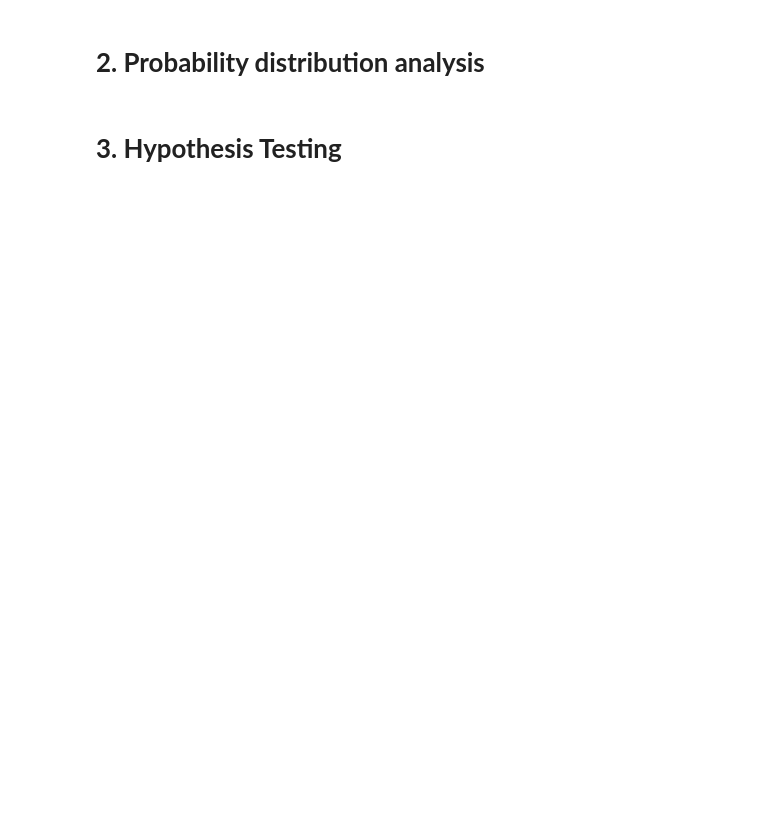
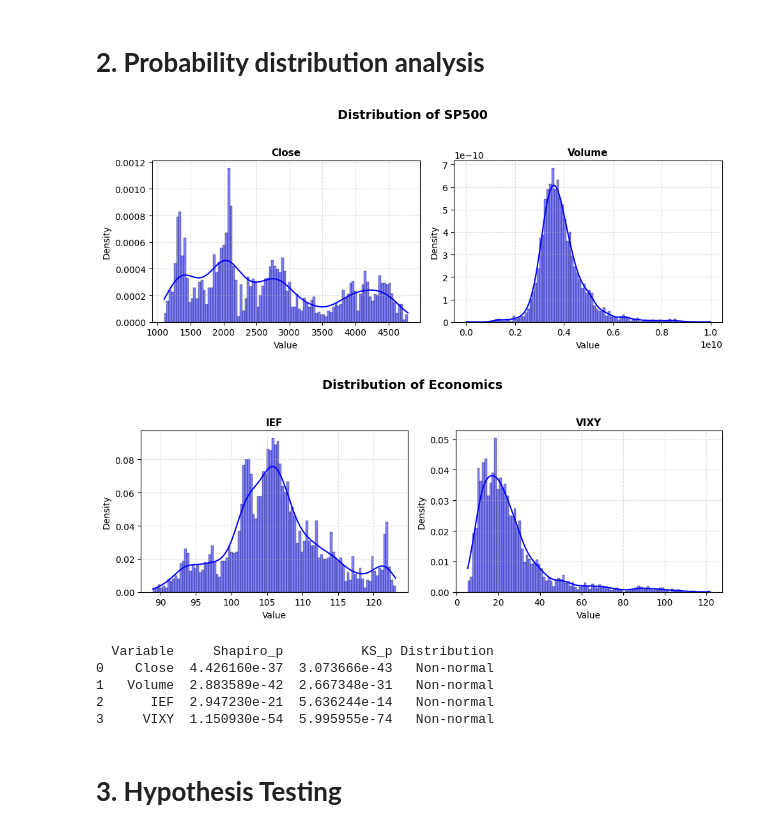
Before and after one commit to VictorNguyenLPN/sp500-dav, a Jupyter notebook: notebook_qhuy.ipynb, the cells around one changed output. Drawn from its saved outputs; the diff is of its cells as text; code cells hidden in the pictures; blank space fills up the shorter version.

```diff
--- a/notebook_qhuy.ipynb
+++ b/notebook_qhuy.ipynb
@@ -699,4 +719,75 @@ plot_time_series_with_flags(ano_data, col='Close', agg_flags=agg_close)
 # %% [markdown]
 # **2. Probability distribution analysis**
+# %%
+import pandas as pd
+import numpy as np
+import seaborn as sns
+import matplotlib.pyplot as plt
+import math, os
+from scipy.stats import shapiro, kstest, norm
+
+# Giả sử data là DataFrame của bạn
+groups = {
+    "SP500": ["Close", "Volume"],
+    'Economics': ['IEF', 'VIXY'],
+}
+
+results = []  # lưu kết quả test
+
+for title, cols_in_group in groups.items():
+    n = len(cols_in_group)
+    n_rows = math.ceil(n / 2)
+
+    fig, axes = plt.subplots(n_rows, 2, figsize=(5*2, 4*n_rows))
+    axes = axes.flatten()
+
+    for i, col in enumerate(cols_in_group):
+        # Vẽ phân phối
+        sns.histplot(
+            data[col].dropna(),
+            kde=True,
+            stat="density",
+            bins=100,
+            color="blue",
+            ax=axes[i]
+        )
+        axes[i].set_title(f"{col}", fontsize=11, fontweight='bold')
+        axes[i].set_xlabel("Value")
+        axes[i].set_ylabel("Density")
+        axes[i].grid(True, linestyle="--", alpha=0.4)
+
+        # Thực hiện kiểm định
+        x = data[col].dropna()
+        # Chuẩn hóa dữ liệu để test K-S
+        x_std = (x - np.mean(x)) / np.std(x)
+        shapiro_stat, shapiro_p = shapiro(x.sample(min(5000, len(x))))  # Shapiro có giới hạn 5000 mẫu
+        ks_stat, ks_p = kstest(x_std, 'norm')
+
+        results.append({
+            "Variable": col,
+            "Shapiro_p": shapiro_p,
+            "KS_p": ks_p
+        })
+
+    for j in range(i + 1, len(axes)):
+        axes[j].axis('off')
+
+    fig.suptitle(f"Distribution of {title}", fontsize=14, fontweight='bold')
+    fig.tight_layout(rect=[0, 0, 1, 0.95])
+    plt.show()
+    plt.close()
+
+# Tổng hợp kết quả test thành bảng
+result_df = pd.DataFrame(results)
+result_df["Distribution"] = np.where(result_df["Shapiro_p"] > 0.05, "Normal-like", "Non-normal")
+print(result_df)
+# %% [output]
+[figure, added]
+[figure, added]
+  Variable     Shapiro_p          KS_p Distribution
+0    Close  4.426160e-37  3.073666e-43   Non-normal
+1   Volume  2.883589e-42  2.667348e-31   Non-normal
+2      IEF  2.947230e-21  5.636244e-14   Non-normal
+3     VIXY  1.150930e-54  5.995955e-74   Non-normal
 # %% [markdown]
 # **3. Hypothesis Testing**
```
Also changed, not shown: parts of 8 cells of this notebook, 3 other files.
